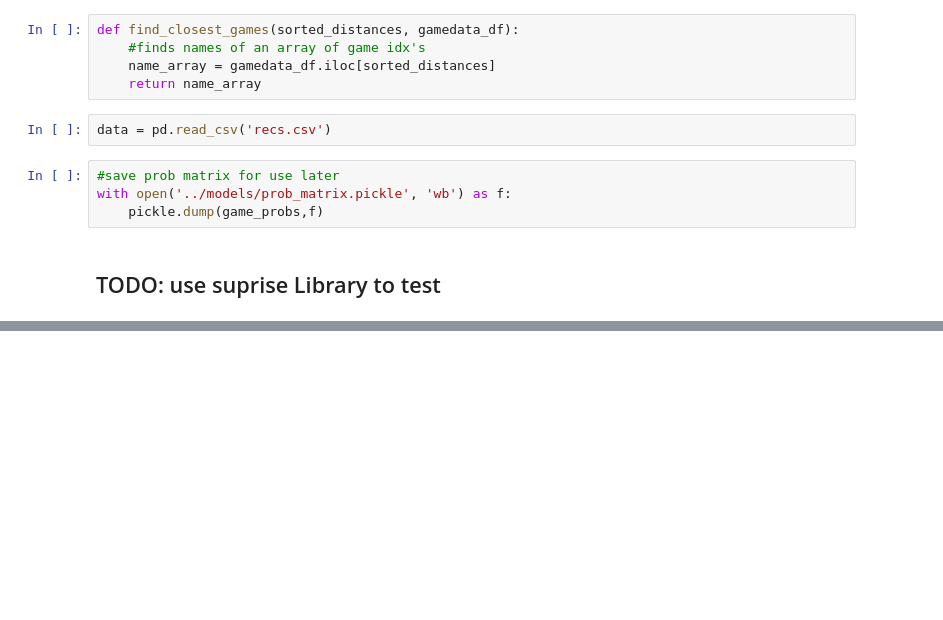
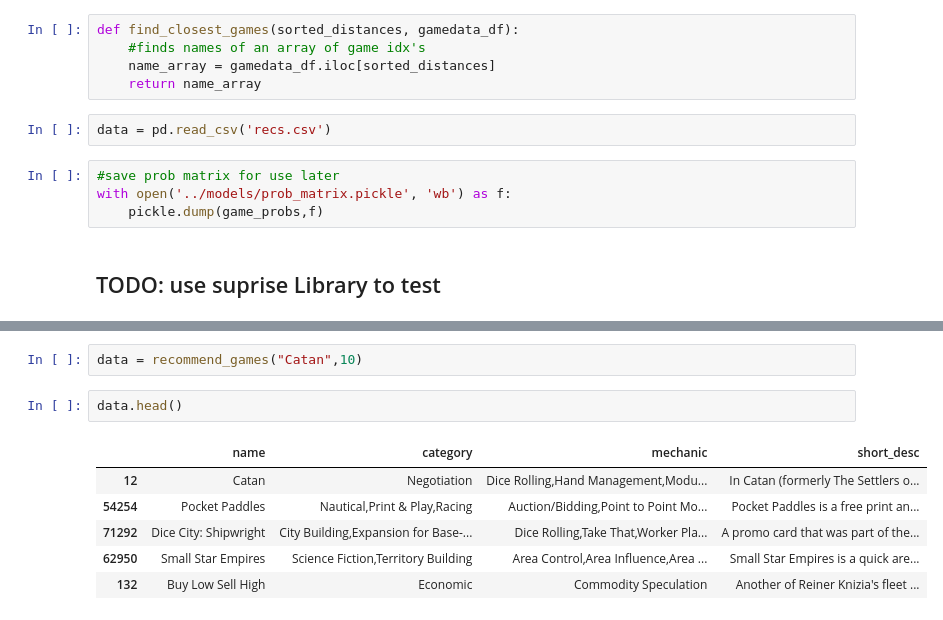
Before and after one commit to zyang0009/boardgamerecommender, a Jupyter notebook: src/1.initialModel.ipynb, the cells around one changed output, grey strips where cells are left out. Drawn from its saved outputs; the diff is of its cells as text; blank space fills up the shorter version.

```diff
--- a/src/1.initialModel.ipynb
+++ b/src/1.initialModel.ipynb
@@ -277,0 +325,11 @@ with open('../models/prob_matrix.pickle', 'wb') as f:
+# %%
+data = recommend_games("Catan",10)
+# %%
+data.head()
+# %% [output]
+|  | name | category | mechanic | short_desc |
+| 12 | Catan | Negotiation | Dice Rolling,Hand Management,Modu... | In Catan (formerly The Settlers o... |
+| 54254 | Pocket Paddles | Nautical,Print & Play,Racing | Auction/Bidding,Point to Point Mo... | Pocket Paddles is a free print an... |
+| 71292 | Dice City: Shipwright | City Building,Expansion for Base-... | Dice Rolling,Take That,Worker Pla... | A promo card that was part of the... |
+| 62950 | Small Star Empires | Science Fiction,Territory Building | Area Control,Area Influence,Area ... | Small Star Empires is a quick are... |
+| 132 | Buy Low Sell High | Economic | Commodity Speculation | Another of Reiner Knizia's fleet ... |
```
Also changed, not shown: parts of 9 cells of this notebook, 6 other files.
